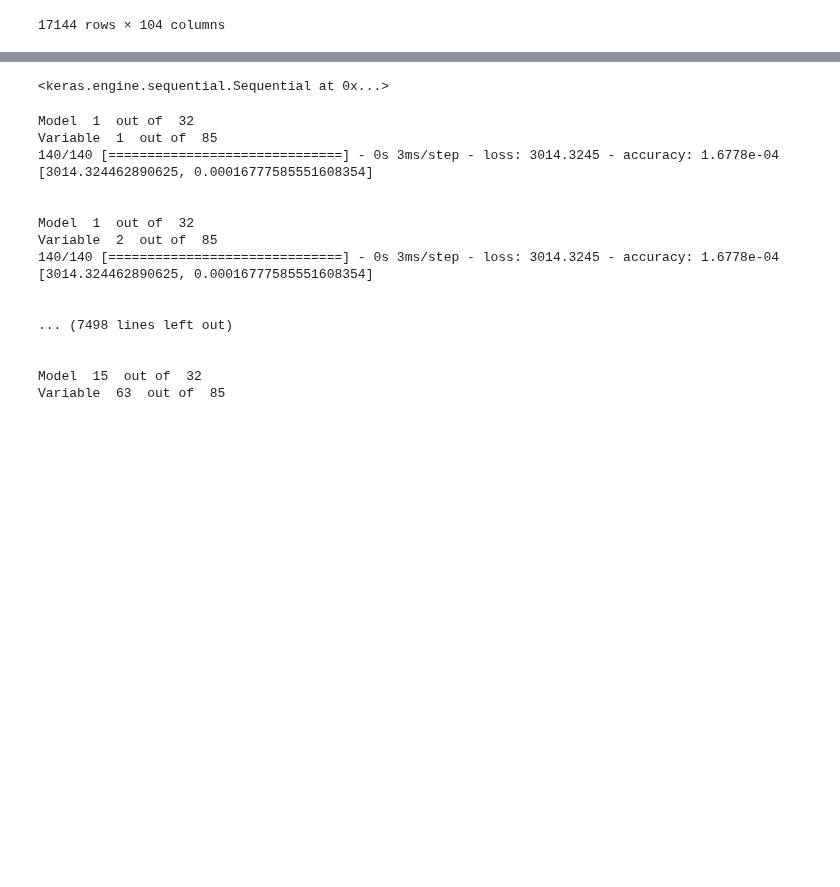
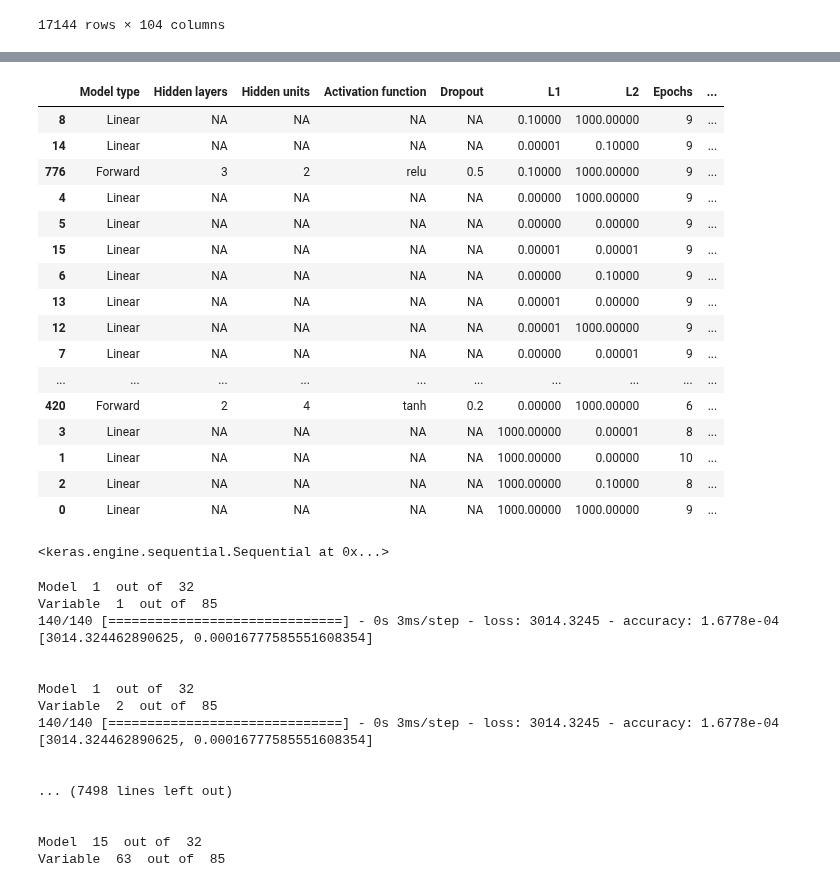
Before and after one commit to rrobberobin/MLStockForecasting, a Jupyter notebook: RobinThesisTensorflow.ipynb, the cells around one changed output, grey strips where cells are left out. Drawn from its saved outputs; the diff is of its cells as text; code cells hidden in the pictures; blank space fills up the shorter version.

```diff
--- a/RobinThesisTensorflow.ipynb
+++ b/RobinThesisTensorflow.ipynb
@@ -304,23 +313,23 @@ def NNfunction(modelType, layers, hidUnits, actvFunc, dropout, L1, L2):
     #model.predict(xVal, batch_size=128)
 # %%
 #Hyper-Parameters
-modelType = ["Linear", "Forward", "LSTM", "GRU"]
+NNModelType = {"Forward"} #, "LSTM", "GRU"}
 hiddenLayers = {2, 3, 4}
-hiddenUnits = [2, 3, 4, 5, 10]
-activationFunc = ["relu", "sigmoid", "tanh"] #etc. https://keras.io/api/layers/activations/
-dropOut = [0.5, 0.2, 0]
+hiddenUnits = {2, 3, 4, 5, 10}
+activationFunc = {"relu", "sigmoid", "tanh"} #etc. https://keras.io/api/layers/activations/
+dropOut = {0.5, 0.2, 0}
 #epochs = [100] #Just choose best model. => Run for 100 epochs, but if 20th epoch is the best, choose it, i.e. early stopping
-inputSize = numberOfVariables #ncol(trainXPools[[1]])
+#inputSize = numberOfVariables #ncol(trainXPools[[1]])
 #other parameters: loss func, node structure, location of the regularization function
-batchSize = [8, 16, 32, 64]
-optim = ["RMSprop", "Adam", "sgd"]
+batchSize = {8, 16, 32, 64}
+optim = {"RMSprop", "Adam", "sgd"}
 
 
-L1L2Grid = 10**np.linspace(start=2, stop=-4, num=6) #3 and -10
+L1L2Grid = 10**np.linspace(start=3, stop=-5, num=3) #3 and -10
 L1L2Grid = set(np.append(L1L2Grid, 0))
 
 
-NNParams = {"Model type": ["Forward"],  # , "LSTM", "GRU"],
+NNParams = {"Model type": NNModelType,  # , "LSTM", "GRU"},
             "Hidden layers": hiddenLayers,
             "Hidden units": hiddenUnits,
             "Activation function": activationFunc,
@@ -329,11 +338,11 @@ NNParams = {"Model type": ["Forward"],  # , "LSTM", "GRU"],
             "L2": L1L2Grid
             }
 
-LinearParams = {"Model type": ["Linear"],
-               "Hidden layers": ["NA"],
-               "Hidden units": ["NA"],
-               "Activation function": ["NA"],
-               "Dropout": ["NA"],
+LinearParams = {"Model type": "Linear",
+               "Hidden layers": "NA",
+               "Hidden units": "NA",
+               "Activation function": "NA",
+               "Dropout": "NA",
                "L1": L1L2Grid,
                "L2": L1L2Grid
                }
@@ -434,4 +449,25 @@ Epoch 11/100
 KeyboardInterrupt:
+# %%
+formattedMSEMatrix = finalResults.sort_values(by=["MSE"], axis = 0)
+formattedMSEMatrix
+# %% [output]
+|  | Model type | Hidden layers | Hidden units | Activation function | Dropout | L1 | L2 | Epochs | ... |
+| 8 | Linear | NA | NA | NA | NA | 0.10000 | 1000.00000 | 9 | ... |
+| 14 | Linear | NA | NA | NA | NA | 0.00001 | 0.10000 | 9 | ... |
+| 776 | Forward | 3 | 2 | relu | 0.5 | 0.10000 | 1000.00000 | 9 | ... |
+| 4 | Linear | NA | NA | NA | NA | 0.00000 | 1000.00000 | 9 | ... |
+| 5 | Linear | NA | NA | NA | NA | 0.00000 | 0.00000 | 9 | ... |
+| 15 | Linear | NA | NA | NA | NA | 0.00001 | 0.00001 | 9 | ... |
+| 6 | Linear | NA | NA | NA | NA | 0.00000 | 0.10000 | 9 | ... |
+| 13 | Linear | NA | NA | NA | NA | 0.00001 | 0.00000 | 9 | ... |
+| 12 | Linear | NA | NA | NA | NA | 0.00001 | 1000.00000 | 9 | ... |
+| 7 | Linear | NA | NA | NA | NA | 0.00000 | 0.00001 | 9 | ... |
+| ... | ... | ... | ... | ... | ... | ... | ... | ... | ... |
+| 420 | Forward | 2 | 4 | tanh | 0.2 | 0.00000 | 1000.00000 | 6 | ... |
+| 3 | Linear | NA | NA | NA | NA | 1000.00000 | 0.00001 | 8 | ... |
+| 1 | Linear | NA | NA | NA | NA | 1000.00000 | 0.00000 | 10 | ... |
+| 2 | Linear | NA | NA | NA | NA | 1000.00000 | 0.10000 | 8 | ... |
+| 0 | Linear | NA | NA | NA | NA | 1000.00000 | 1000.00000 | 9 | ... |
 # %%
 
 #MSEMatrix
```
Also changed, not shown: parts of 5 cells of this notebook.
